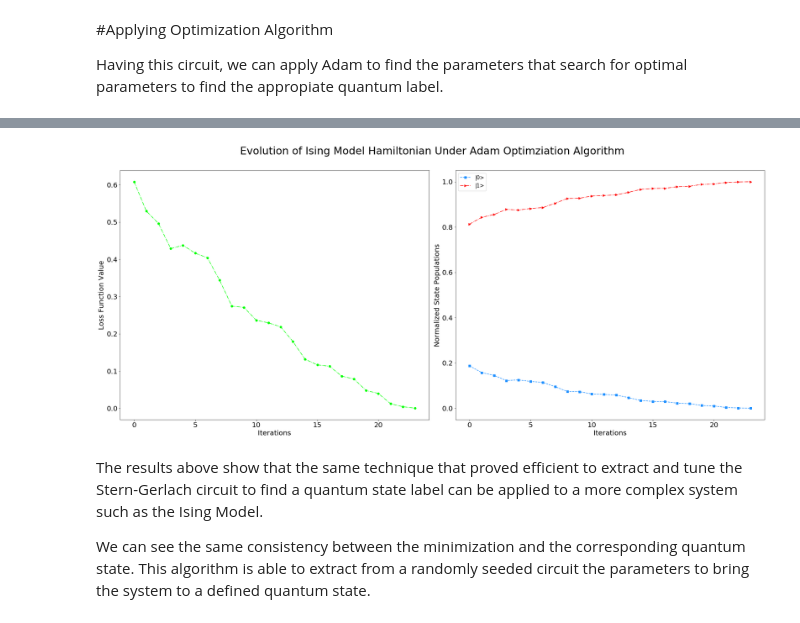
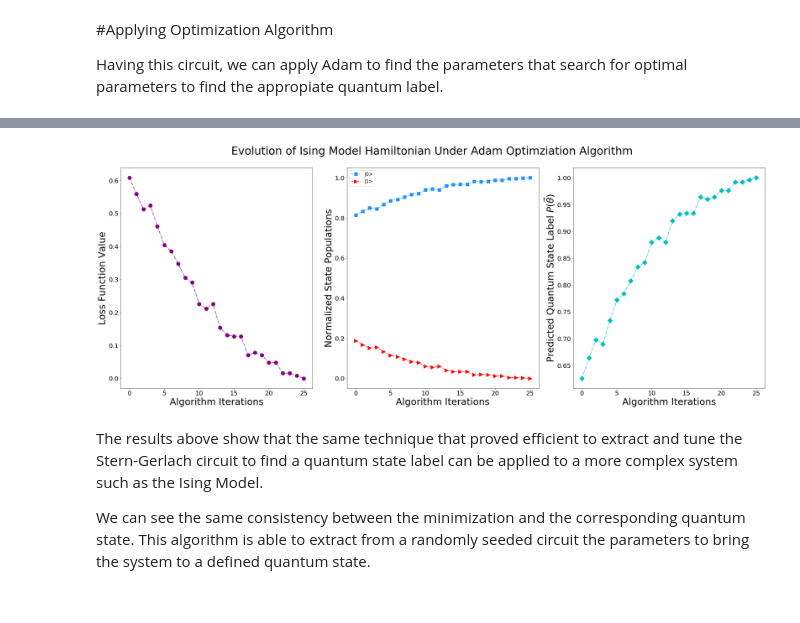
Before and after one commit to enriqueasegura/Fmethod, a Jupyter notebook: Quantum_X_Write_Up.ipynb, the cells around one changed output, grey strips where cells are left out. Saved outputs shown, nothing was run; the diff lists cells and outputs as text; code cells hidden in the pictures.

```diff
--- a/Quantum_X_Write_Up.ipynb
+++ b/Quantum_X_Write_Up.ipynb
@@ -794,27 +1201,36 @@ Done with Optimization Algorithm!
 # %%
-plot_ml_adam = plt.figure(figsize=(27,12))
+plot_ml_adam = plt.figure(figsize=(30,12))
 
-plt.subplot(121)
+plt.subplot(131)
 plt.tick_params(labelsize=20)
 
-plt.plot(ising_ml_adam[3], linestyle='-.', label='SGD-Adam', color='lime', marker='o')
-plt.xlabel('Iterations',fontsize=20)
-plt.ylabel('Loss Function Value',fontsize=20)
+plt.plot(ising_ml_adam[3], linestyle='-.', label='SGD-Adam', color='purple', marker='o',markersize=12)
+plt.xlabel('Algorithm Iterations',fontsize=30)
+plt.ylabel('Loss Function Value',fontsize=30)
 
-plt.subplot(122)
+plt.subplot(132)
 plt.tick_params(labelsize=20)
-plt.plot(ising_ml_adam[7], linestyle='--', label='|0>', marker='s', color='dodgerblue')
-plt.plot(ising_ml_adam[8], linestyle='-.', label='|1>', marker='>', color='red')
-plt.xlabel('Iterations',fontsize=20)
-plt.ylabel('Normalized State Populations',fontsize=20)
+plt.plot(ising_ml_adam[7], linestyle='--', label='|0>', marker='s', color='dodgerblue',markersize=10)
+plt.plot(ising_ml_adam[8], linestyle='-.', label='|1>', marker='>', color='red',markersize=12)
+plt.xlabel('Algorithm Iterations',fontsize=30)
+plt.ylabel('Normalized State Populations',fontsize=30)
+
 plt.legend(loc='best', fontsize=15)
 
 
-plt.suptitle('Evolution of Ising Model Hamiltonian Under Adam Optimziation Algorithm', fontsize=30)
+plt.subplot(133)
+plt.tick_params(labelsize=20)
+
+plt.plot(ising_ml_adam[5], linestyle='-.', label='SGD-Adam', color='c', marker='D',markersize=12)
+plt.xlabel('Algorithm Iterations',fontsize=30)
+plt.ylabel(r'Predicted Quantum State Label $P(\vec{\theta})$',fontsize=30)
+
+
+plt.suptitle('Evolution of Ising Model Hamiltonian Under Adam Optimziation Algorithm', fontsize=35)
 plt.tight_layout()
 plt.subplots_adjust(top=.9)
 # %% [output]
-[figure, old version]
+[figure, new version]
 # %% [markdown]
 The results above show that the same technique that proved efficient to extract and tune the Stern-Gerlach circuit to find a quantum state label can be applied to a more complex system such as the Ising Model.
 
```
Also changed, not shown: parts of 27 cells of this notebook.
